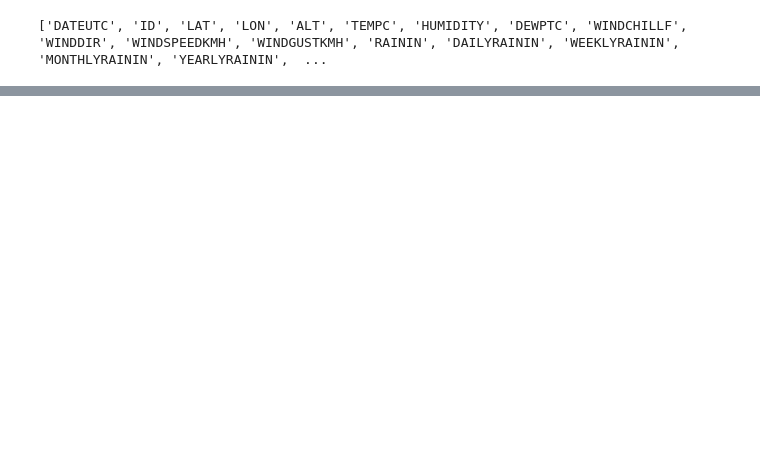
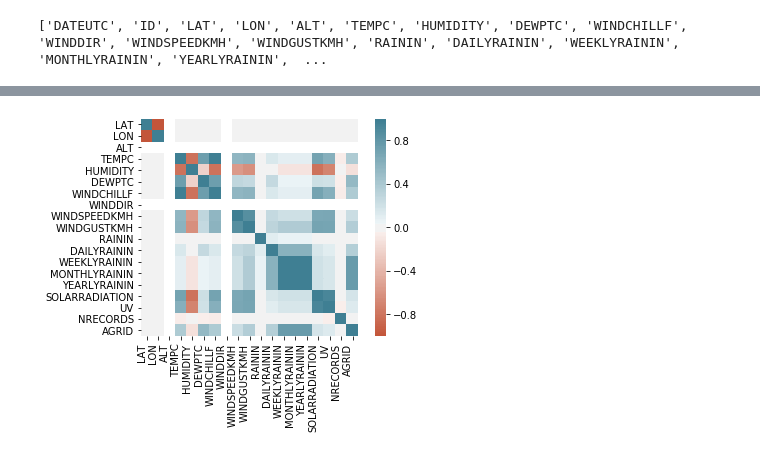
Before and after one commit to eoguzinci/KUL_Datathon_Laqua, a Jupyter notebook: garmon/temp_vs_solar_radiation.ipynb, the cells around one changed output, grey strips where cells are left out. Drawn from its saved outputs; the diff is of its cells as text; code cells hidden in the pictures; blank space fills up the shorter version.

```diff
--- a/garmon/temp_vs_solar_radiation.ipynb
+++ b/garmon/temp_vs_solar_radiation.ipynb
@@ -52,0 +80,19 @@ frame.set_facecolor('0.90')
+# %%
+# read first n rows and columns
+data_small = pd.read_csv(filename,skiprows=0, nrows = nrows_)
+# create correlation matrix
+corr = data_small.corr()
+# plot correlation matrix
+ax = sns.heatmap(
+    corr,
+    vmin=-1, vmax=1, center=0,
+    cmap=sns.diverging_palette(20, 220, n=200),
+    square=True
+)
+ax.set_xticklabels(
+    ax.get_xticklabels(),
+    rotation=90,
+    horizontalalignment='right'
+);
+# %% [output]
+[figure, added]
```
Also changed, not shown: parts of 9 cells of this notebook, 1 other file.
